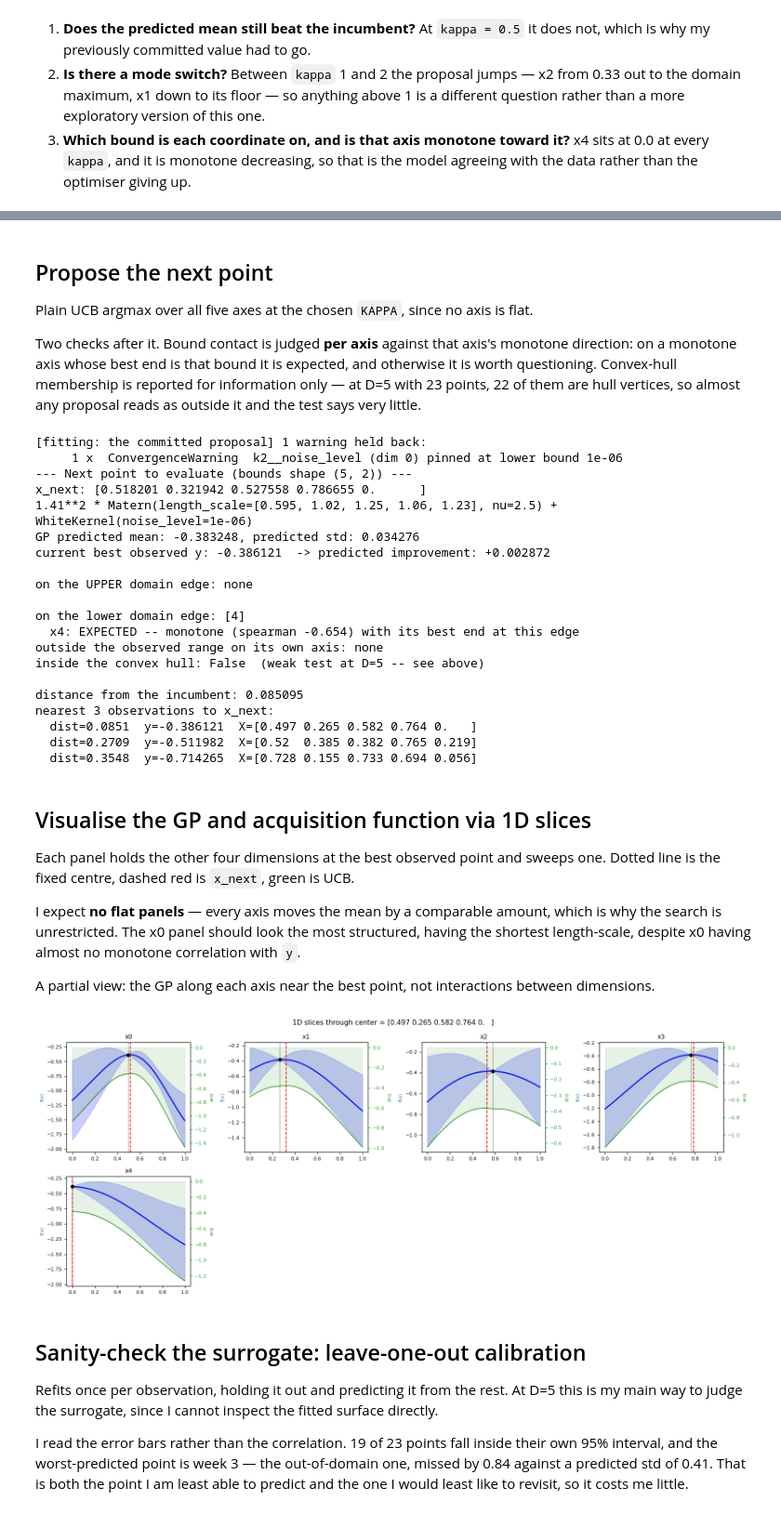
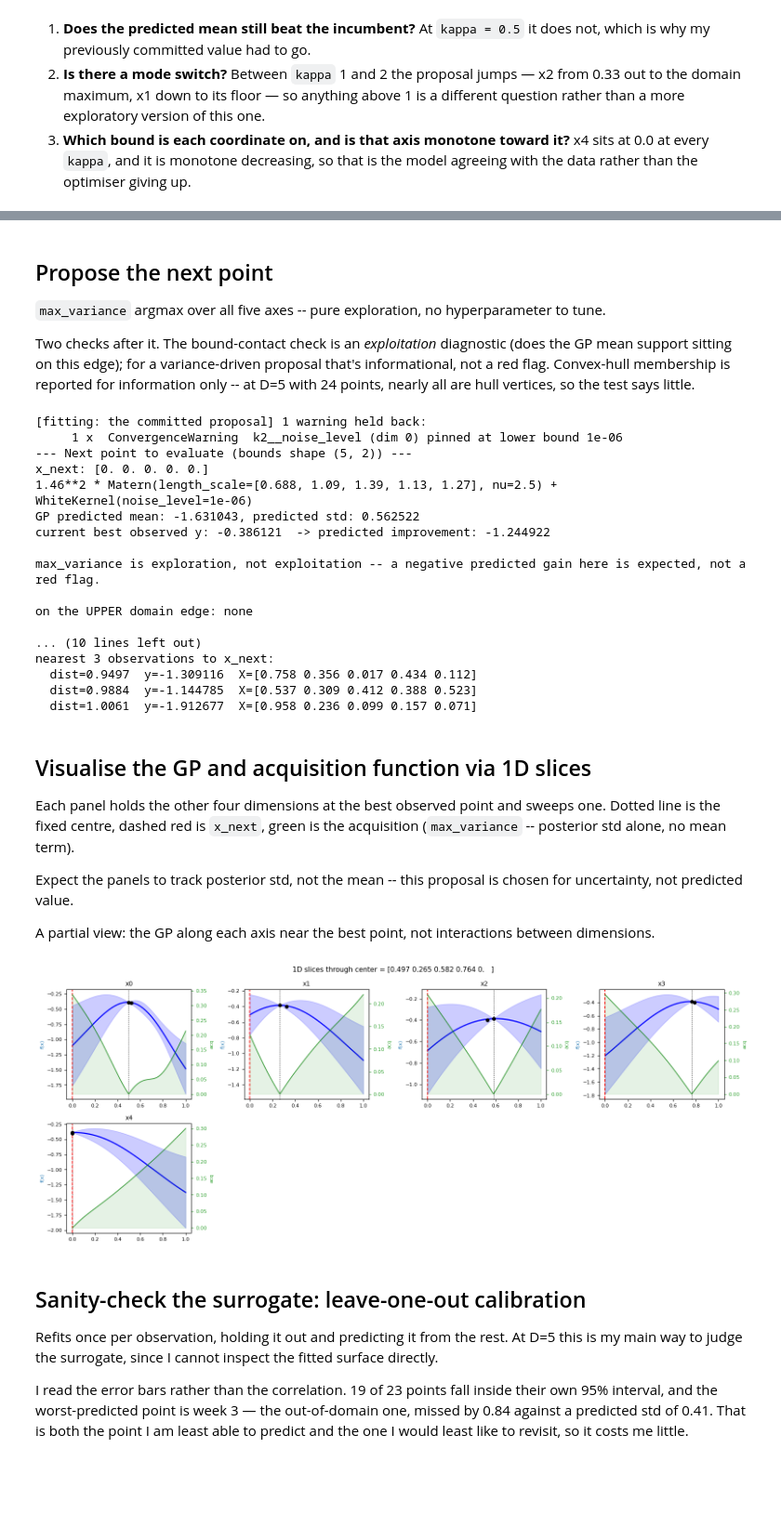
Before and after one commit to nic-gibson/capstone, a Jupyter notebook: function6.ipynb, the cells around one changed output, grey strips where cells are left out. Shown at 93% size. Saved outputs shown, nothing was run; the diff lists cells and outputs as text; code cells hidden in the pictures; blank space fills up the shorter version.

```diff
--- a/function6.ipynb
+++ b/function6.ipynb
@@ -585,15 +537,14 @@ chosen as the largest kappa whose predicted mean still beats the incumbent:
 # %% [markdown]
 ## Propose the next point
 
-Plain UCB argmax over all five axes at the chosen `KAPPA`, since no axis is flat.
+`max_variance` argmax over all five axes -- pure exploration, no hyperparameter to tune.
 
-Two checks after it. Bound contact is judged **per axis** against that axis's monotone direction: on a monotone axis whose best end is that bound it is expected, and otherwise it is worth questioning. Convex-hull membership is reported for information only — at D=5 with 23 points, 22 of them are hull vertices, so almost any proposal reads as outside it and the test says very little.
+Two checks after it. The bound-contact check is an *exploitation* diagnostic (does the GP mean support sitting on this edge); for a variance-driven proposal that's informational, not a red flag. Convex-hull membership is reported for information only -- at D=5 with 24 points, nearly all are hull vertices, so the test says little.
 # %%
 with fitting("the committed proposal"):
     x_next, gp = generate_next_point(
         X, y, bounds,
-        acquisition="ucb",
-        kappa=KAPPA,        # see the comparison above
+        acquisition=ACQUISITION,
         maximize=True,
         n_restarts=60,
         random_state=0,
@@ -607,21 +558,22 @@ print(gp.kernel_)
 print(f"GP predicted mean: {mu[0]:.6f}, predicted std: {sigma[0]:.6f}")
 print(f"current best observed y: {y.max():.6f}"
       f"  -> predicted improvement: {mu[0] - y.max():+.6f}")
+print(f"\n{ACQUISITION} is exploration, not exploitation -- a negative predicted"
+      " gain here is expected, not a red flag.")
 
-# Bounds are the TRUE DOMAIN, so neither edge is automatically a defect. What
-# matters is whether the axis is monotone toward that edge (expected) or not
-# (worth questioning).
+# Bounds are the TRUE DOMAIN, so neither edge is automatically a defect. The
+# monotone check below is an EXPLOITATION diagnostic -- it asks whether the GP
+# mean supports sitting on this edge -- which is the wrong question for a
+# variance-driven proposal. Printed anyway for continuity across weeks.
 up, lo = bound_report(x_next)
 for label, dims, edge in (("UPPER", up, 1), ("lower", lo, 0)):
     print(f"\non the {label} domain edge:", dims or "none")
     for d in dims:
         toward = (srho[d] < 0 and edge == 0) or (srho[d] > 0 and edge == 1)
         if abs(srho[d]) > 0.4 and toward:
-            print(f"  x{d}: EXPECTED -- monotone (spearman {srho[d]:+.3f}) with its"
-                  f" best end at this edge")
+            print(f"  x{d}: matches the mean's own monotone direction (spearman {srho[d]:+.3f})")
         else:
-            print(f"  x{d}: QUESTION IT -- spearman {srho[d]:+.3f} does not point this"
-                  " way, so the edge may be the optimiser stopping, not an optimum")
+            print(f"  x{d}: spearman {srho[d]:+.3f} -- edge is variance-driven here, not mean-driven")
 
 outside = [d for d in range(D) if not (X[:, d].min() <= x_next[d] <= X[:, d].max())]
 print("outside the observed range on its own axis:", outside or "none")
@@ -637,41 +589,38 @@ for i in np.argsort(np.linalg.norm(X - x_next, axis=1))[:3]:
 [fitting: the committed proposal] 1 warning held back:
      1 x  ConvergenceWarning  k2__noise_level (dim 0) pinned at lower bound 1e-06
 --- Next point to evaluate (bounds shape (5, 2)) ---
-x_next: [0.518201 0.321942 0.527558 0.786655 0.      ]
-1.41**2 * Matern(length_scale=[0.595, 1.02, 1.25, 1.06, 1.23], nu=2.5) + WhiteKernel(noise_level=1e-06)
-GP predicted mean: -0.383248, predicted std: 0.034276
-current best observed y: -0.386121  -> predicted improvement: +0.002872
+x_next: [0. 0. 0. 0. 0.]
+1.46**2 * Matern(length_scale=[0.688, 1.09, 1.39, 1.13, 1.27], nu=2.5) + WhiteKernel(noise_level=1e-06)
+GP predicted mean: -1.631043, predicted std: 0.562522
+current best observed y: -0.386121  -> predicted improvement: -1.244922
+
+max_variance is exploration, not exploitation -- a negative predicted gain here is expected, not a red flag.
 
 on the UPPER domain edge: none
 
-on the lower domain edge: [4]
-  x4: EXPECTED -- monotone (spearman -0.654) with its best end at this edge
-outside the observed range on its own axis: none
-inside the convex hull: False  (weak test at D=5 -- see above)
-
-distance from the incumbent: 0.085095
+... (10 lines left out)
 nearest 3 observations to x_next:
-  dist=0.0851  y=-0.386121  X=[0.497 0.265 0.582 0.764 0.   ]
-  dist=0.2709  y=-0.511982  X=[0.52  0.385 0.382 0.765 0.219]
-  dist=0.3548  y=-0.714265  X=[0.728 0.155 0.733 0.694 0.056]
+  dist=0.9497  y=-1.309116  X=[0.758 0.356 0.017 0.434 0.112]
+  dist=0.9884  y=-1.144785  X=[0.537 0.309 0.412 0.388 0.523]
+  dist=1.0061  y=-1.912677  X=[0.958 0.236 0.099 0.157 0.071]
 # %% [markdown]
 ## Visualise the GP and acquisition function via 1D slices
 
-Each panel holds the other four dimensions at the best observed point and sweeps one. Dotted line is the fixed centre, dashed red is `x_next`, green is UCB.
+Each panel holds the other four dimensions at the best observed point and sweeps one. Dotted line is the fixed centre, dashed red is `x_next`, green is the acquisition (`max_variance` -- posterior std alone, no mean term).
 
-I expect **no flat panels** — every axis moves the mean by a comparable amount, which is why the search is unrestricted. The x0 panel should look the most structured, having the shortest length-scale, despite x0 having almost no monotone correlation with `y`.
+Expect the panels to track posterior std, not the mean -- this proposal is chosen for uncertainty, not predicted value.
 
 A partial view: the GP along each axis near the best point, not interactions between dimensions.
 # %%
 plot_nd_slices(
     X, y, bounds, gp,
-    acquisition_fn=ucb_acquisition,
+    acquisition_fn=max_variance_acquisition,
     x_next=x_next,
-    acq_kwargs={"kappa": KAPPA, "maximize": True},
+    acq_kwargs={},
 )
 plt.show()
 # %% [output]
-[figure, old version]
+[figure, new version]
 # %% [markdown]
 ## Sanity-check the surrogate: leave-one-out calibration
 
```
Also changed, not shown: parts of 14 cells of this notebook, 10 other files.
